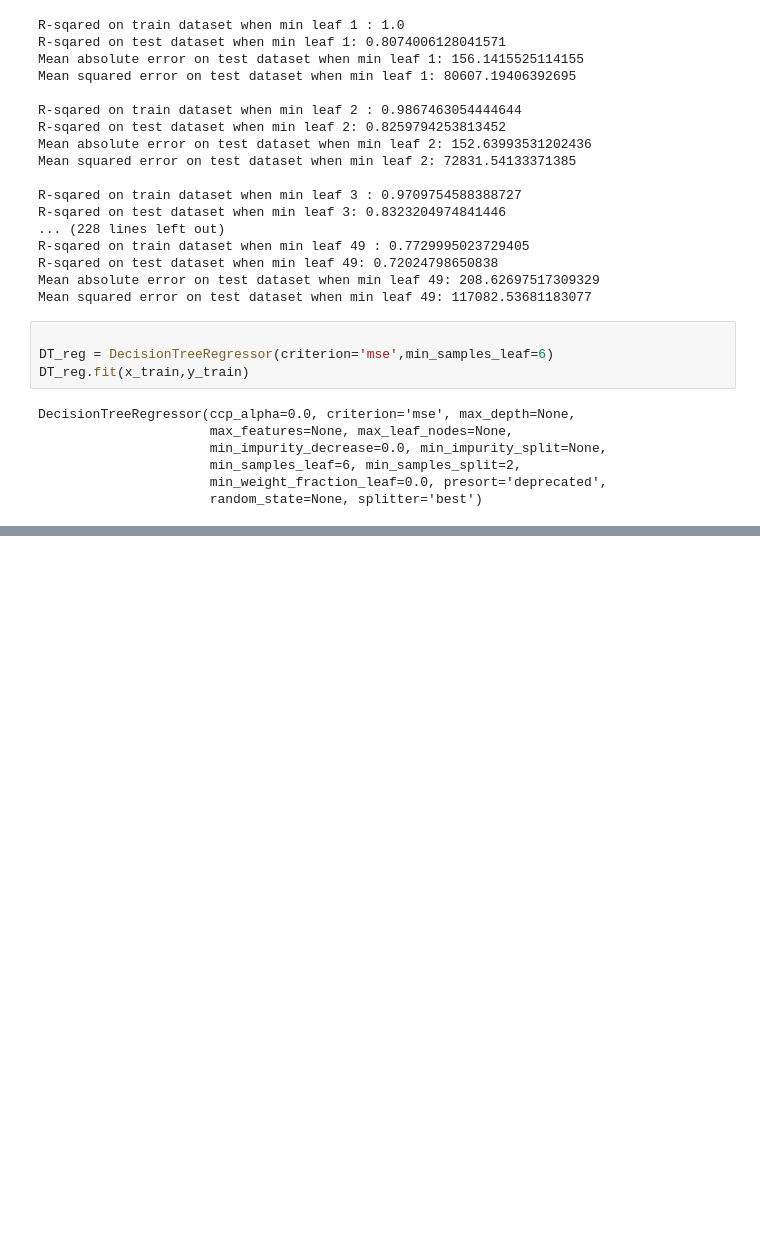
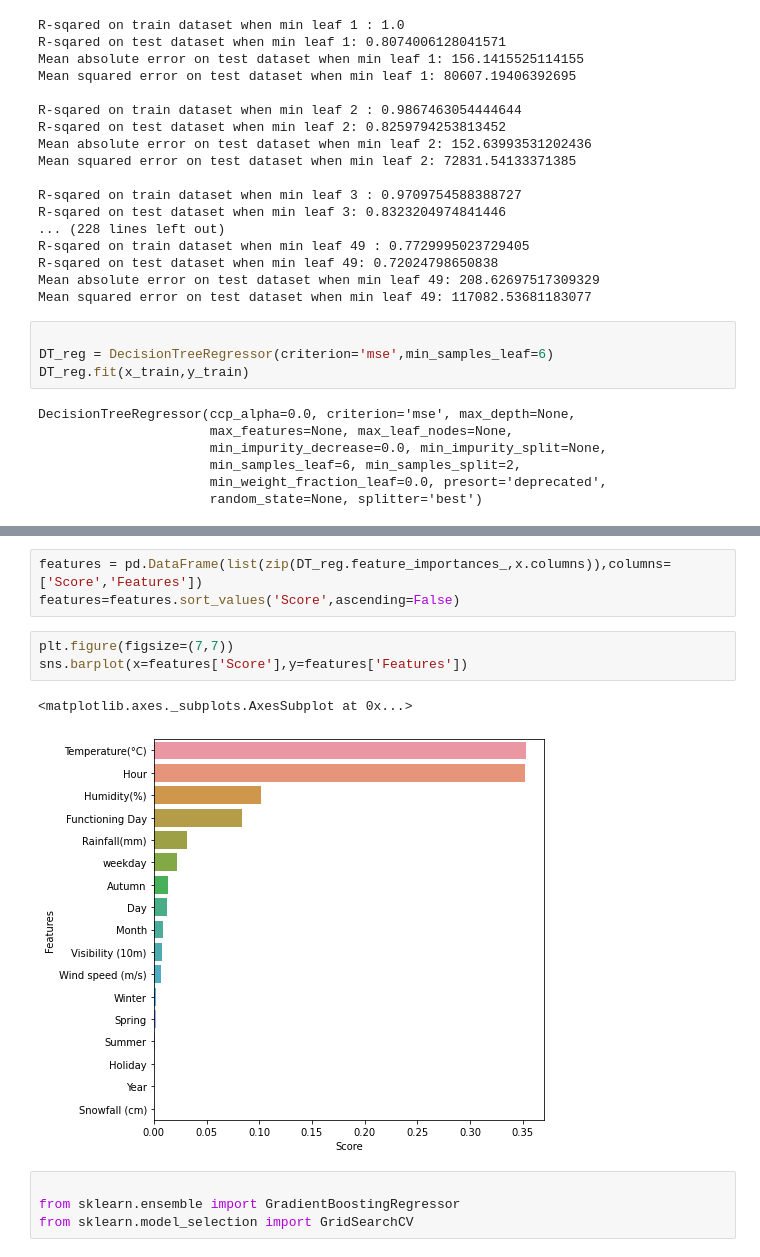
Before and after one commit to gyana-ranjan-dash/Seoul_Bike_Sharing_Demand_Prediction, a Jupyter notebook: Bike_Sharing_Demand_Prediction.ipynb, the cells around one changed output, grey strips where cells are left out. Saved outputs shown, nothing was run; the diff lists cells and outputs as text; blank space fills up the shorter version.

```diff
--- a/Bike_Sharing_Demand_Prediction.ipynb
+++ b/Bike_Sharing_Demand_Prediction.ipynb
@@ -412,0 +426,13 @@ DecisionTreeRegressor(ccp_alpha=0.0, criterion='mse', max_depth=None,
+# %%
+features = pd.DataFrame(list(zip(DT_reg.feature_importances_,x.columns)),columns=['Score','Features'])
+features=features.sort_values('Score',ascending=False)
+# %%
+plt.figure(figsize=(7,7))
+sns.barplot(x=features['Score'],y=features['Features'])
+# %% [output]
+<matplotlib.axes._subplots.AxesSubplot at 0x...>
+[figure, added]
+# %%
+
+from sklearn.ensemble import GradientBoostingRegressor
+from sklearn.model_selection import GridSearchCV
```
Also changed, not shown: parts of 2 cells of this notebook.
